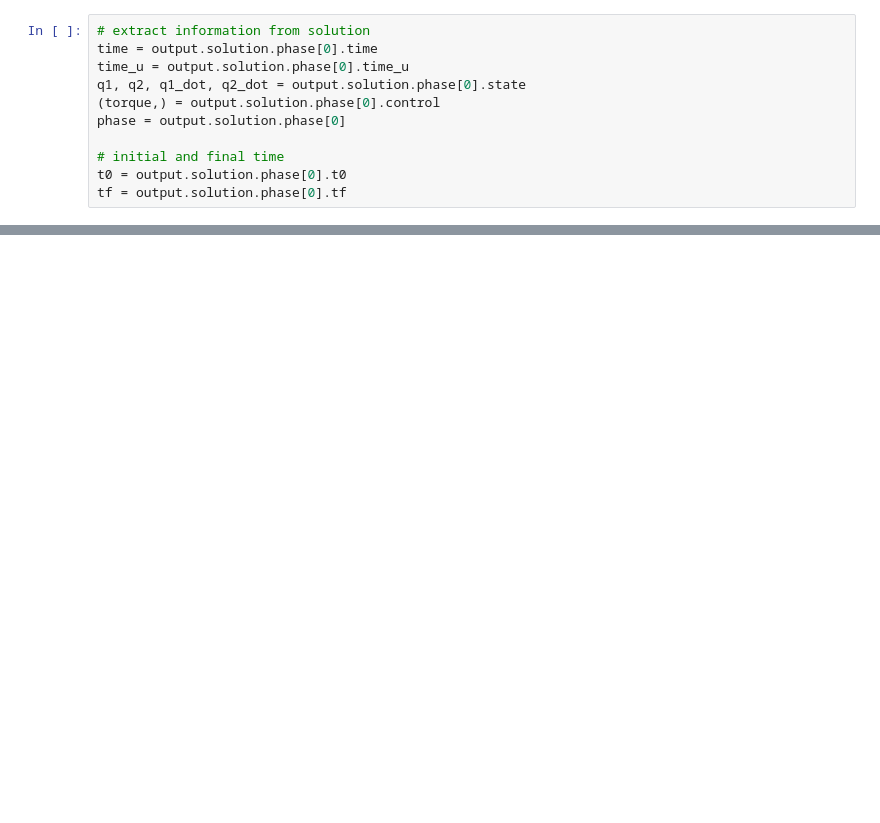
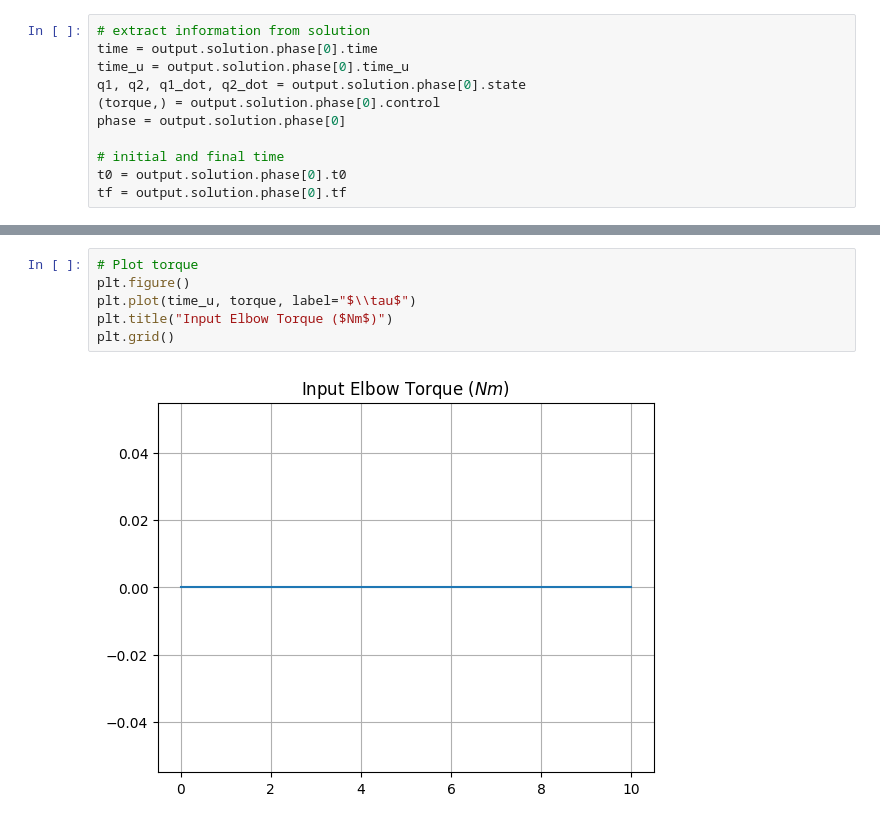
Before and after one commit to aneesas/1632-project, a Jupyter notebook: acrobot_yapss.ipynb, the cells around one changed output, grey strips where cells are left out. Drawn from its saved outputs; the diff is of its cells as text; blank space fills up the shorter version.

```diff
--- a/acrobot_yapss.ipynb
+++ b/acrobot_yapss.ipynb
@@ -169,0 +174,8 @@ plt.grid()
+# %%
+# Plot torque
+plt.figure()
+plt.plot(time_u, torque, label="$\\tau$")
+plt.title("Input Elbow Torque ($Nm$)")
+plt.grid()
+# %% [output]
+[figure, added]
```
Also changed, not shown: parts of 11 cells of this notebook, 3 other files.
